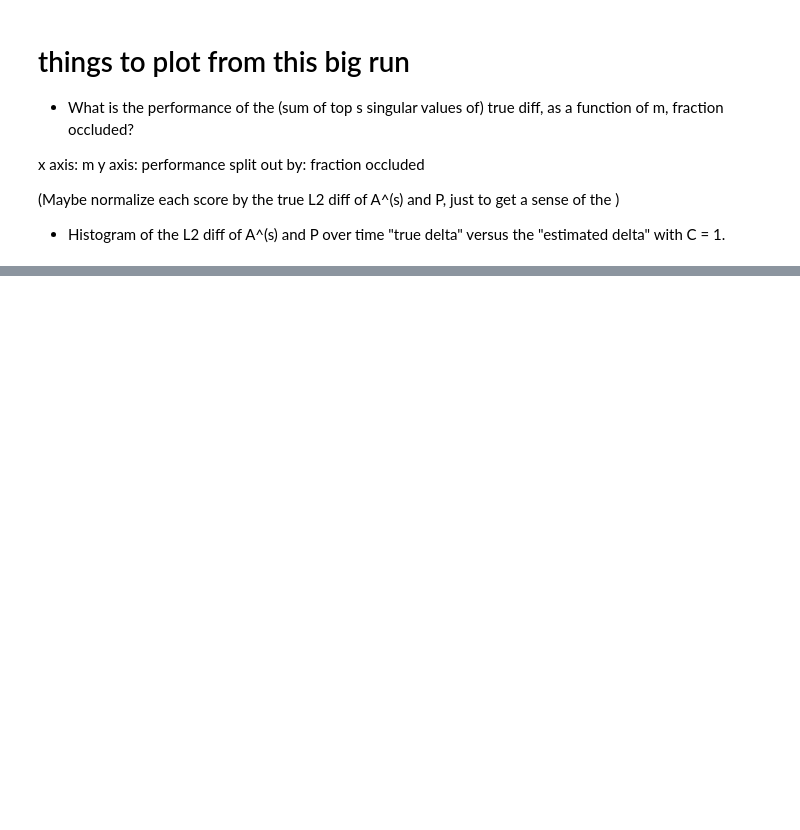
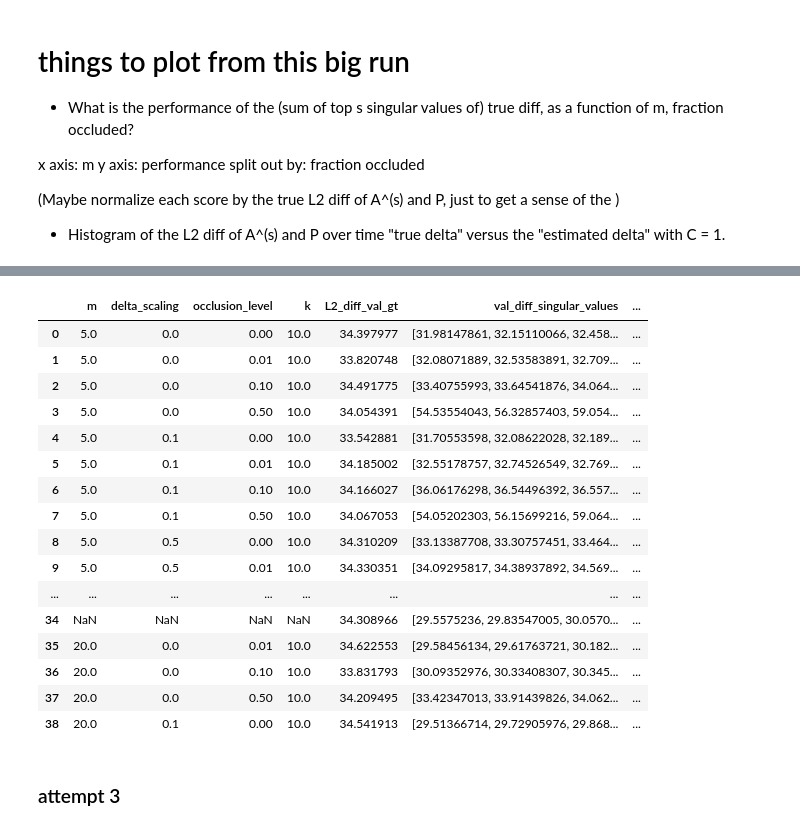
Before and after one commit to akhiljalan/cellag-misc, a Jupyter notebook: ppi-2-faster-iter.ipynb, the cells around one changed output, grey strips where cells are left out. Cells and saved outputs as stored; diff of their text form; code cells hidden in the pictures; blank space fills up the shorter version.

```diff
--- a/ppi-2-faster-iter.ipynb
+++ b/ppi-2-faster-iter.ipynb
@@ -497,0 +864,22 @@ split out by: fraction occluded
+# %%
+df
+# %% [output]
+|  | m | delta_scaling | occlusion_level | k | L2_diff_val_gt | val_diff_singular_values | ... |
+| 0 | 5.0 | 0.0 | 0.00 | 10.0 | 34.397977 | [31.98147861, 32.15110066, 32.458... | ... |
+| 1 | 5.0 | 0.0 | 0.01 | 10.0 | 33.820748 | [32.08071889, 32.53583891, 32.709... | ... |
+| 2 | 5.0 | 0.0 | 0.10 | 10.0 | 34.491775 | [33.40755993, 33.64541876, 34.064... | ... |
+| 3 | 5.0 | 0.0 | 0.50 | 10.0 | 34.054391 | [54.53554043, 56.32857403, 59.054... | ... |
+| 4 | 5.0 | 0.1 | 0.00 | 10.0 | 33.542881 | [31.70553598, 32.08622028, 32.189... | ... |
+| 5 | 5.0 | 0.1 | 0.01 | 10.0 | 34.185002 | [32.55178757, 32.74526549, 32.769... | ... |
+| 6 | 5.0 | 0.1 | 0.10 | 10.0 | 34.166027 | [36.06176298, 36.54496392, 36.557... | ... |
+| 7 | 5.0 | 0.1 | 0.50 | 10.0 | 34.067053 | [54.05202303, 56.15699216, 59.064... | ... |
+| 8 | 5.0 | 0.5 | 0.00 | 10.0 | 34.310209 | [33.13387708, 33.30757451, 33.464... | ... |
+| 9 | 5.0 | 0.5 | 0.01 | 10.0 | 34.330351 | [34.09295817, 34.38937892, 34.569... | ... |
+| ... | ... | ... | ... | ... | ... | ... | ... |
+| 34 | NaN | NaN | NaN | NaN | 34.308966 | [29.5575236, 29.83547005, 30.0570... | ... |
+| 35 | 20.0 | 0.0 | 0.01 | 10.0 | 34.622553 | [29.58456134, 29.61763721, 30.182... | ... |
+| 36 | 20.0 | 0.0 | 0.10 | 10.0 | 33.831793 | [30.09352976, 30.33408307, 30.345... | ... |
+| 37 | 20.0 | 0.0 | 0.50 | 10.0 | 34.209495 | [33.42347013, 33.91439826, 34.062... | ... |
+| 38 | 20.0 | 0.1 | 0.00 | 10.0 | 34.541913 | [29.51366714, 29.72905976, 29.868... | ... |
+# %% [markdown]
+### attempt 3
```
Also changed, not shown: parts of 48 cells of this notebook, 9 other files.
